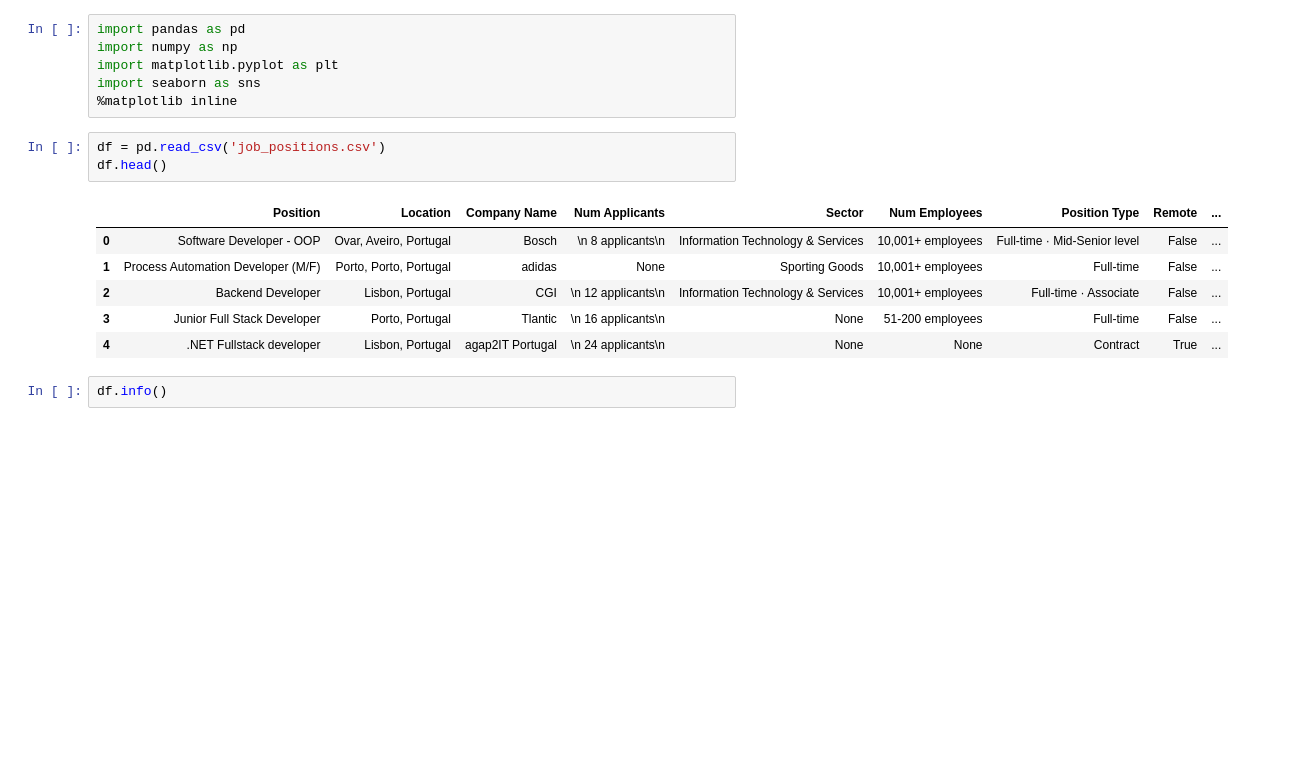
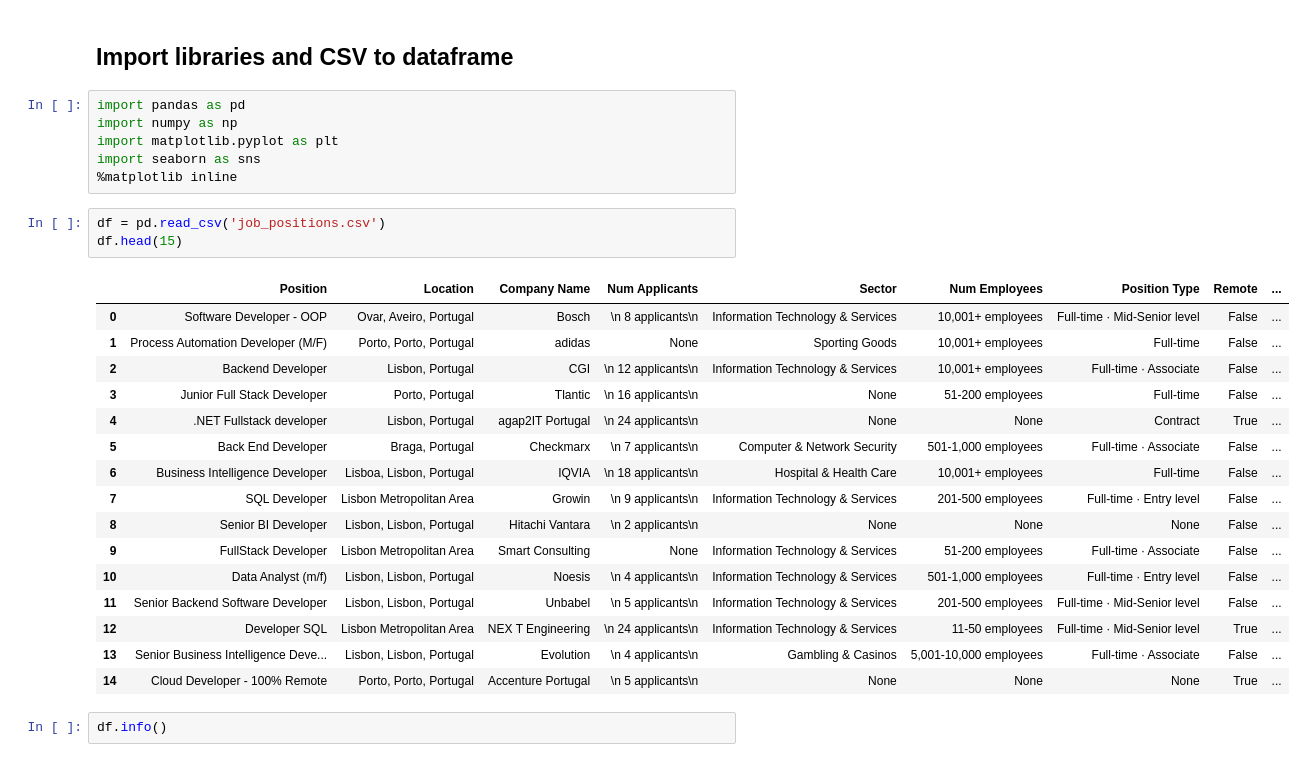
Before and after one commit to diogojfernandes/linkedin_jobs, a Jupyter notebook: data_cleaning.ipynb, the cells around one changed output. Cells and saved outputs as stored; diff of their text form; blank space fills up the shorter version.

Commit message:
added job positions csv data cleaning

```diff
--- a/data_cleaning.ipynb
+++ b/data_cleaning.ipynb
@@ -1,3 +1,5 @@
+# %% [markdown]
+## Import libraries and CSV to dataframe
 # %%
 import pandas as pd
 import numpy as np
@@ -6,14 +8,24 @@ import seaborn as sns
 %matplotlib inline
 # %%
 df = pd.read_csv('job_positions.csv')
-df.head()
+df.head(15)
 # %% [output]
 |  | Position | Location | Company Name | Num Applicants | Sector | Num Employees | Position Type | Remote | ... |
 | 0 | Software Developer - OOP | Ovar, Aveiro, Portugal | Bosch | \n 8 applicants\n | Information Technology & Services | 10,001+ employees | Full-time · Mid-Senior level | False | ... |
 | 1 | Process Automation Developer (M/F) | Porto, Porto, Portugal | adidas | None | Sporting Goods | 10,001+ employees | Full-time | False | ... |
 | 2 | Backend Developer | Lisbon, Portugal | CGI | \n 12 applicants\n | Information Technology & Services | 10,001+ employees | Full-time · Associate | False | ... |
 | 3 | Junior Full Stack Developer | Porto, Portugal | Tlantic | \n 16 applicants\n | None | 51-200 employees | Full-time | False | ... |
 | 4 | .NET Fullstack developer | Lisbon, Portugal | agap2IT Portugal | \n 24 applicants\n | None | None | Contract | True | ... |
+| 5 | Back End Developer | Braga, Portugal | Checkmarx | \n 7 applicants\n | Computer & Network Security | 501-1,000 employees | Full-time · Associate | False | ... |
+| 6 | Business Intelligence Developer | Lisboa, Lisbon, Portugal | IQVIA | \n 18 applicants\n | Hospital & Health Care | 10,001+ employees | Full-time | False | ... |
+| 7 | SQL Developer | Lisbon Metropolitan Area | Growin | \n 9 applicants\n | Information Technology & Services | 201-500 employees | Full-time · Entry level | False | ... |
+| 8 | Senior BI Developer | Lisbon, Lisbon, Portugal | Hitachi Vantara | \n 2 applicants\n | None | None | None | False | ... |
+| 9 | FullStack Developer | Lisbon Metropolitan Area | Smart Consulting | None | Information Technology & Services | 51-200 employees | Full-time · Associate | False | ... |
+| 10 | Data Analyst (m/f) | Lisbon, Lisbon, Portugal | Noesis | \n 4 applicants\n | Information Technology & Services | 501-1,000 employees | Full-time · Entry level | False | ... |
+| 11 | Senior Backend Software Developer | Lisbon, Lisbon, Portugal | Unbabel | \n 5 applicants\n | Information Technology & Services | 201-500 employees | Full-time · Mid-Senior level | False | ... |
+| 12 | Developer SQL | Lisbon Metropolitan Area | NEX T Engineering | \n 24 applicants\n | Information Technology & Services | 11-50 employees | Full-time · Mid-Senior level | True | ... |
+| 13 | Senior Business Intelligence Deve... | Lisbon, Lisbon, Portugal | Evolution | \n 4 applicants\n | Gambling & Casinos | 5,001-10,000 employees | Full-time · Associate | False | ... |
+| 14 | Cloud Developer - 100% Remote | Porto, Porto, Portugal | Accenture Portugal | \n 5 applicants\n | None | None | None | True | ... |
 # %%
 df.info()
 # %% [output]
```
Also changed, not shown: parts of 13 cells of this notebook, 1 other file.
